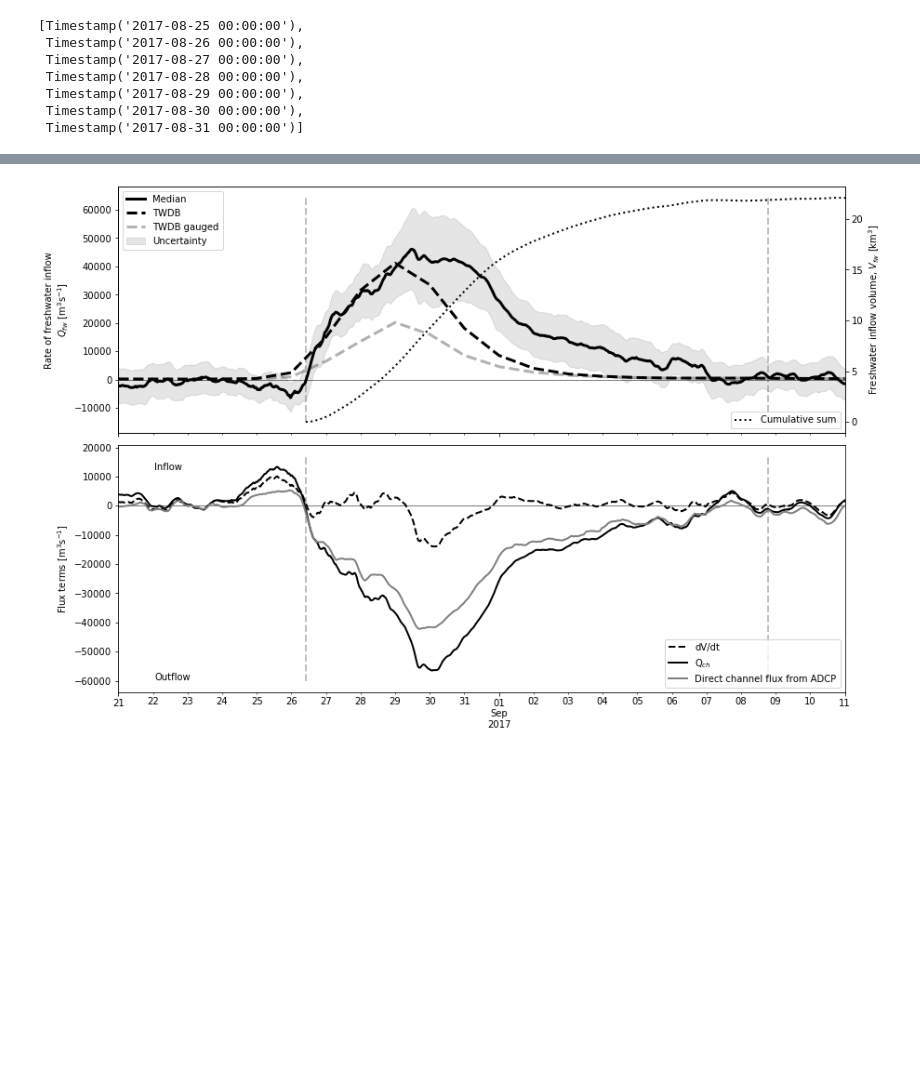
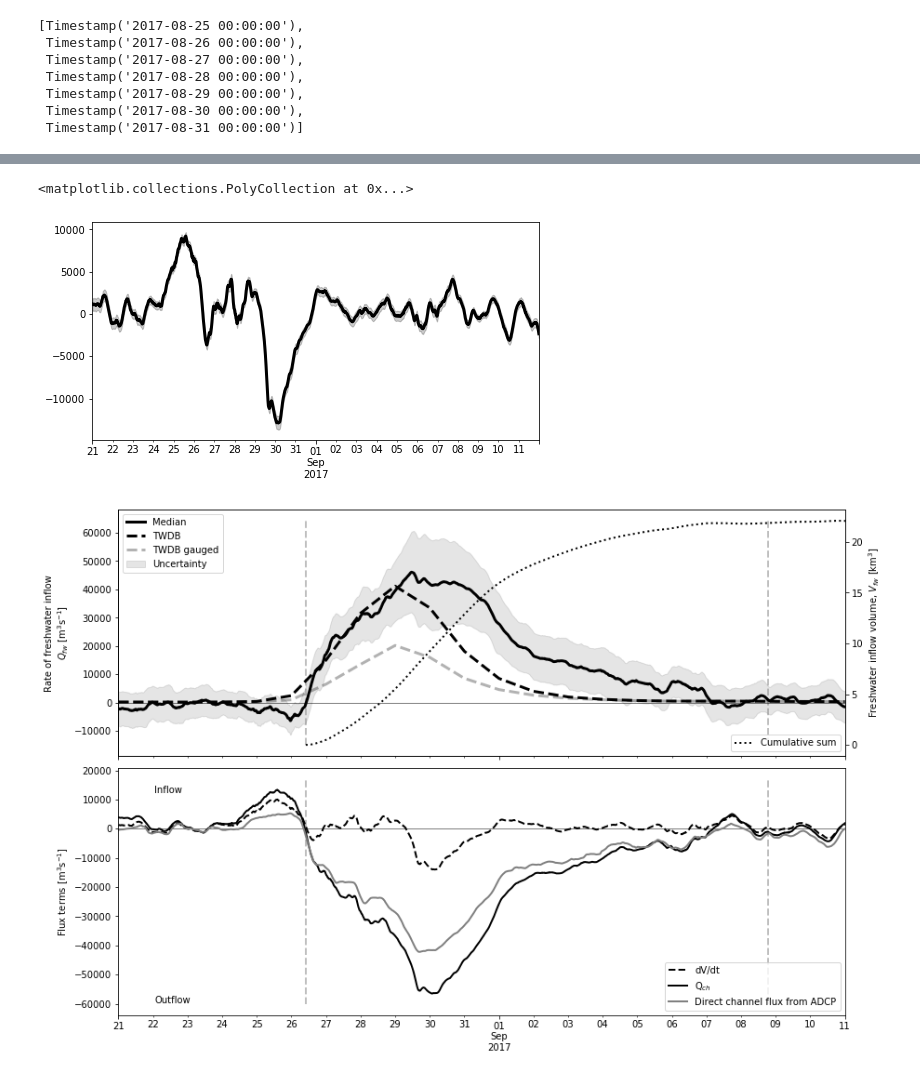
Before and after one commit to kthyng/harvey_inflow, a Jupyter notebook: notebooks/3_calculation.ipynb, the cells around one changed output, grey strips where cells are left out. Saved outputs shown, nothing was run; the diff lists cells and outputs as text; code cells hidden in the pictures; blank space fills up the shorter version.

```diff
--- a/notebooks/3_calculation.ipynb
+++ b/notebooks/3_calculation.ipynb
@@ -579,3 +562,13 @@ NameError: name 'dVdt' is not defined
+# %%
+fig, ax = plt.subplots(1,1, figsize=(8,4))
+dVdtmed = dVdt.loc[:,iuse].median(axis=1).rolling(window=24*4*1, center=True).mean()
+dVdtstd = dVdt.loc[:,iuse].std(axis=1).rolling(window=24*4*1, center=True).mean()
+dVdtmed[dstart:dend].plot(color='k', lw=3, label='Median', ax=ax)
+ax.fill_between(df[dstart:dend].index, (dVdtmed - dVdtstd)[dstart:dend], (dVdtmed + dVdtstd)[dstart:dend],
+                color='k', alpha=0.2, label='Uncertainty')
+# %% [output]
+<matplotlib.collections.PolyCollection at 0x...>
+[figure, added]
 # %%
 dstart = '2017-8-21'; dend = '2017-9-11'
 tsmed = ts.loc[:,iuse].median(axis=1).rolling(window=24*4*1, center=True).mean()
```
Also changed, not shown: parts of 8 cells of this notebook.
